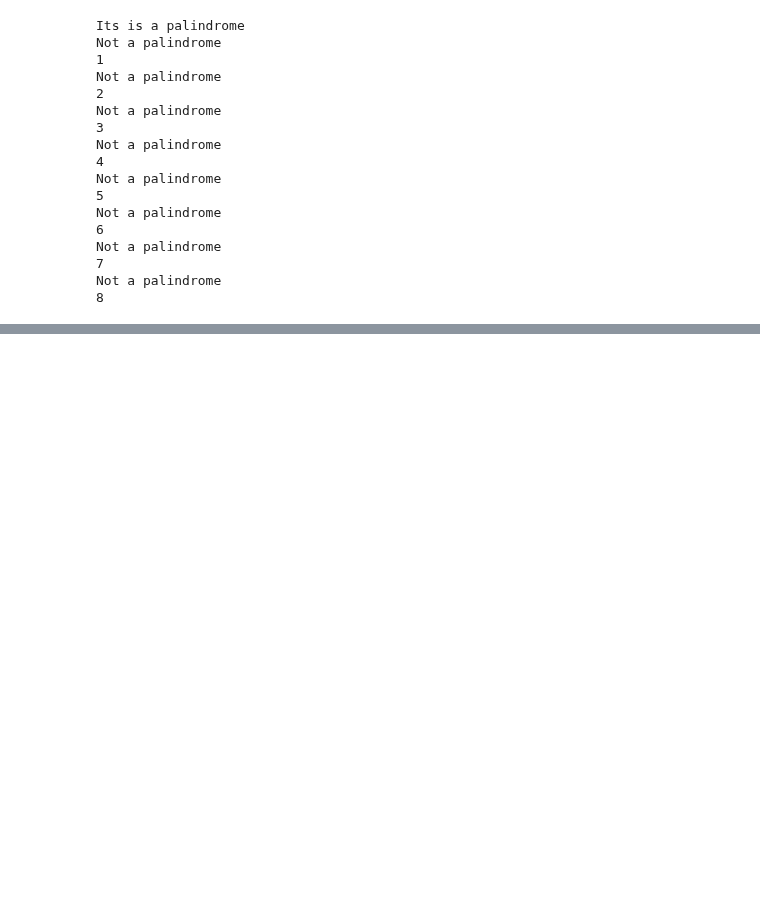
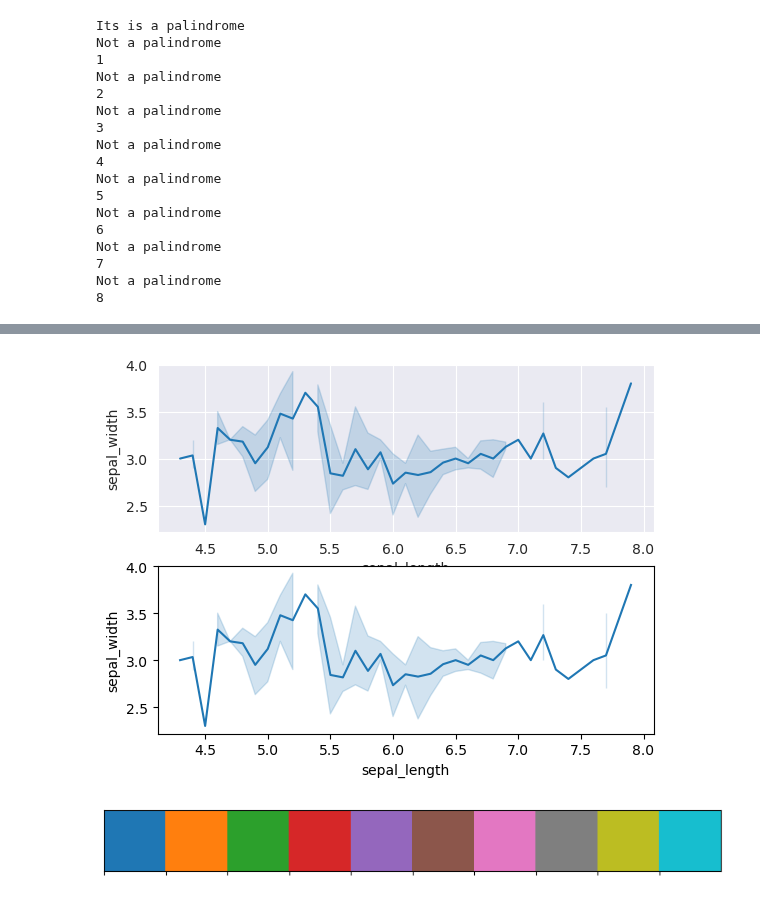
Before and after one commit to fysalkasim/Python2025, a Jupyter notebook: Seaborn/introduction.ipynb, the cells around one changed output, grey strips where cells are left out. Drawn from its saved outputs; the diff is of its cells as text; code cells hidden in the pictures; blank space fills up the shorter version.

```diff
--- a/Seaborn/introduction.ipynb
+++ b/Seaborn/introduction.ipynb
@@ -305,0 +240,29 @@ array([[[[[1, 2, 3, 4],
+# %%
+import seaborn as sns
+import matplotlib.pyplot as plt
+# loading dataset
+dataset = sns.load_dataset("iris")
+def plot():
+    sns.lineplot(x="sepal_length", y="sepal_width", data=dataset)
+with sns.axes_style('darkgrid'):
+    # Adding the subplot
+    plt.subplot(211)
+    plot()
+
+plt.subplot(212)
+plot()
+plt.show()
+# %% [output]
+[figure, added]
+# %%
+# importing packages
+import seaborn as sns
+import matplotlib.pyplot as plt
+# current color palette
+palette = sns.color_palette()
+# plots the color palette as a
+# horizontal array
+sns.palplot(palette)
+plt.show()
+# %% [output]
+[figure, added]
```
Also changed, not shown: parts of 11 cells of this notebook, 3 other files.
